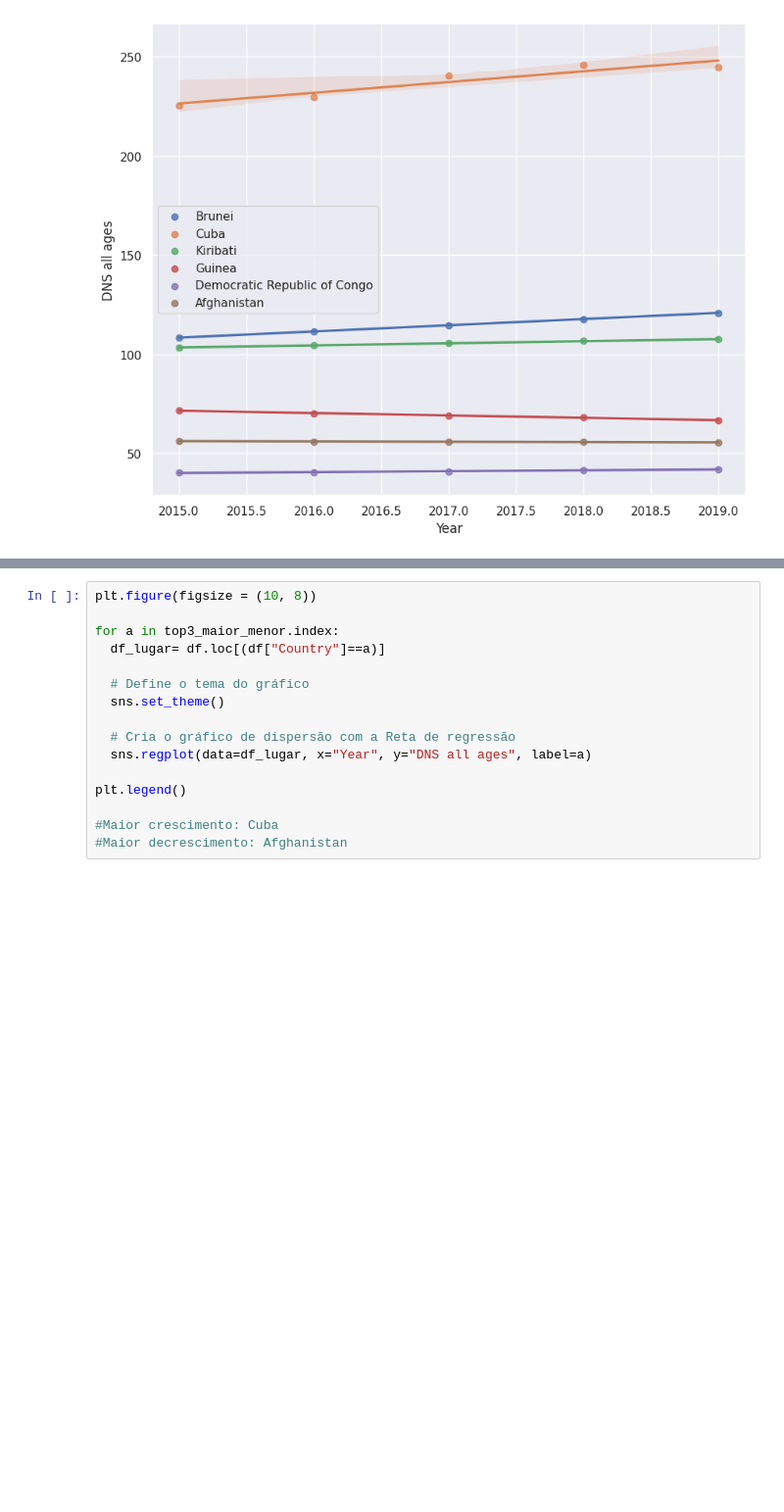
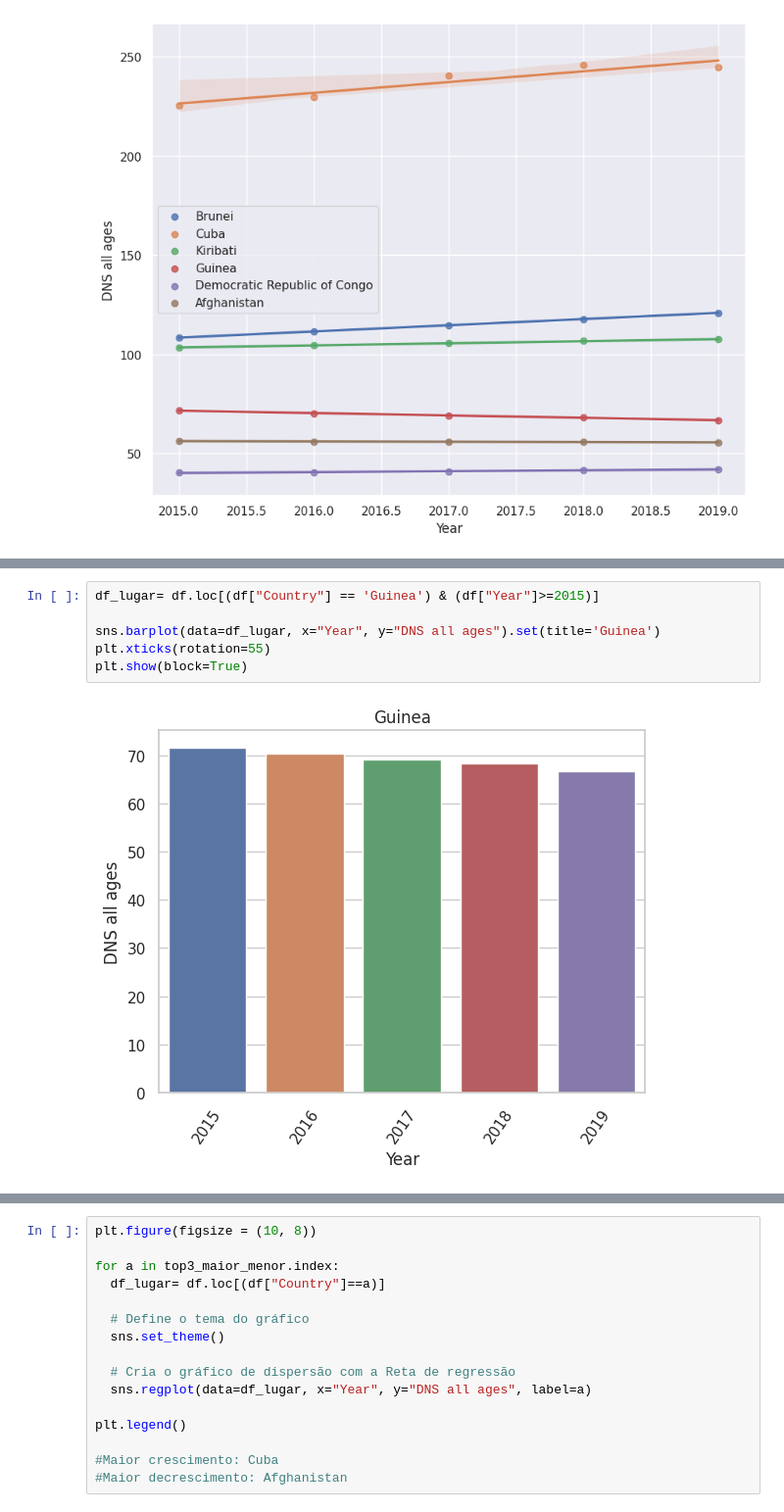
Before and after one commit to kamilyassis/Projeto-ICD, a Jupyter notebook: RelatorioFinal.ipynb, the cells around one changed output, grey strips where cells are left out. Shown at 98% size. Cells and saved outputs as stored; diff of their text form; blank space fills up the shorter version.

```diff
--- a/RelatorioFinal.ipynb
+++ b/RelatorioFinal.ipynb
@@ -645 +609,9 @@ plt.legend()
+# %%
+df_lugar= df.loc[(df["Country"] == 'Guinea') & (df["Year"]>=2015)]
+
+sns.barplot(data=df_lugar, x="Year", y="DNS all ages").set(title='Guinea')
+plt.xticks(rotation=55)
+plt.show(block=True)
+# %% [output]
+[figure, added]
 # %% [markdown]
```
Also changed, not shown: parts of 25 cells of this notebook.
